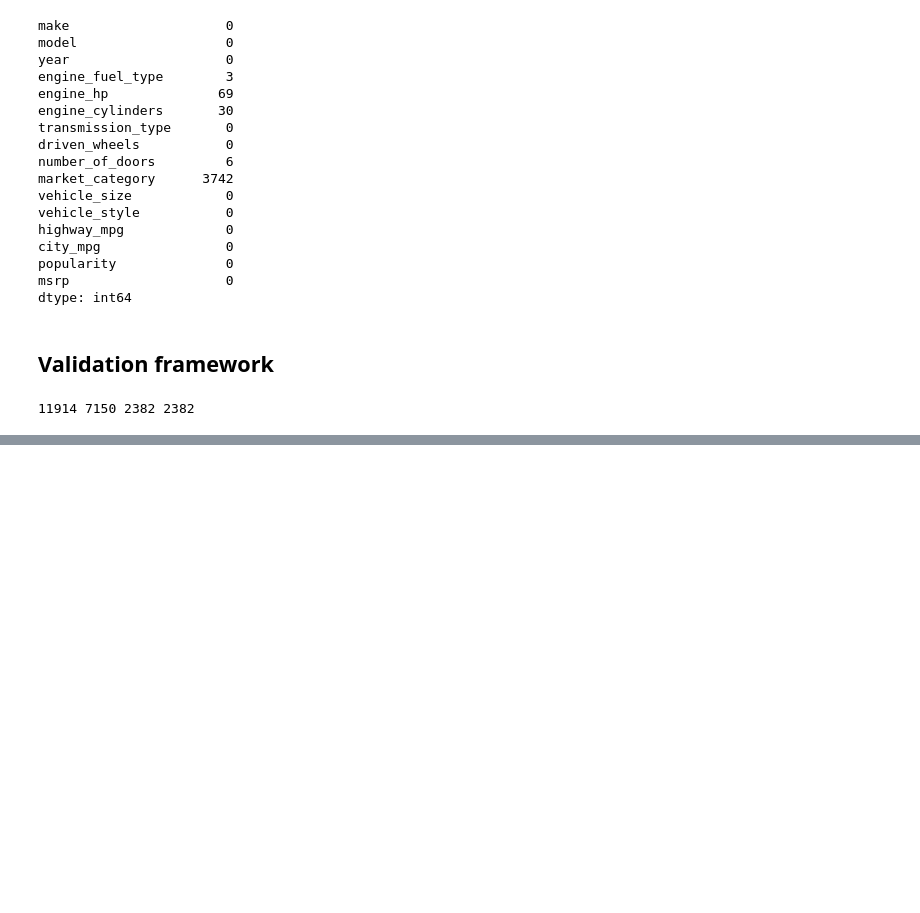
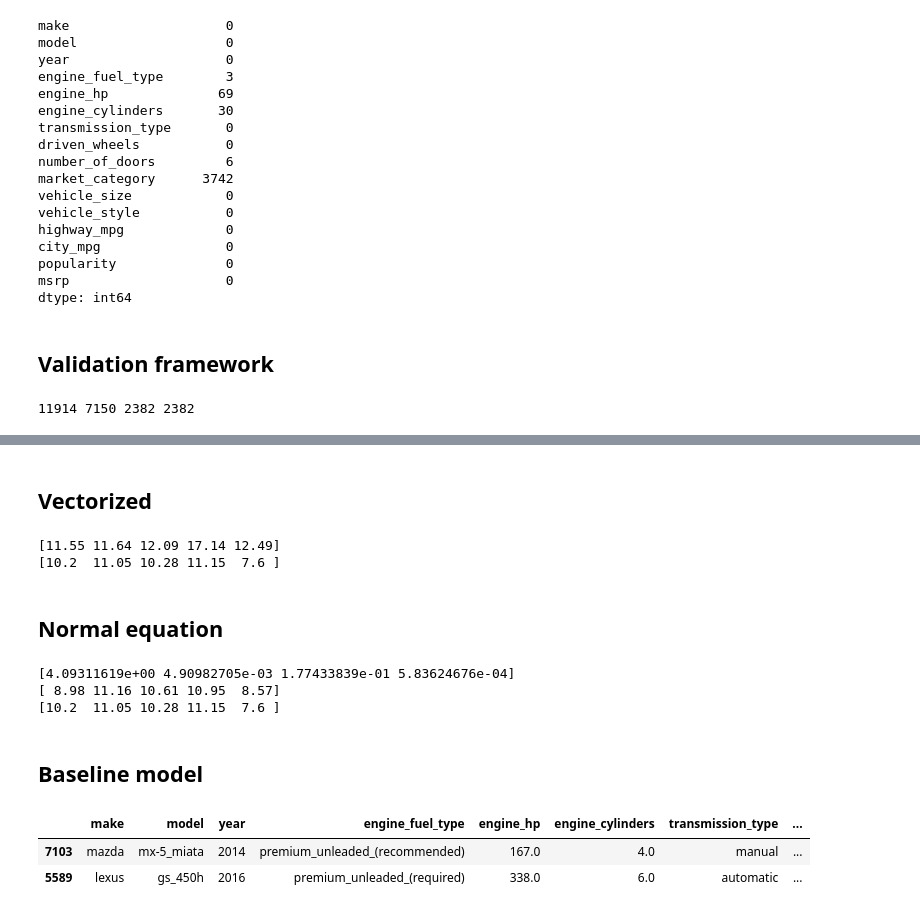
Before and after one commit to piotrswiecik/mlzoomcamp, a Jupyter notebook: various/cars_regression.ipynb, the cells around one changed output, grey strips where cells are left out. Saved outputs shown, nothing was run; the diff lists cells and outputs as text; code cells hidden in the pictures; blank space fills up the shorter version.

```diff
--- a/various/cars_regression.ipynb
+++ b/various/cars_regression.ipynb
@@ -283,0 +335,52 @@ array([ 7.60140233, 10.28725223,  7.96970358, 11.79660705, 10.36898103,
+# %% [markdown]
+## Vectorized
+# %%
+X = df_train[["engine_hp", "city_mpg", "popularity"]].values[:5]
+X = np.hstack([np.ones((X.shape[0], 1)), X])
+
+y = y_train[:5]
+
+W = np.array([10, 0.002, 0.002, 0.002])
+
+y_hat = X.dot(W)
+print(y_hat.round(2))
+print(y.round(2))
+# %% [output]
+[11.55 11.64 12.09 17.14 12.49]
+[10.2  11.05 10.28 11.15  7.6 ]
+# %% [markdown]
+## Normal equation
+# %%
+# XTXw = XTy
+# IW = XTX-1XTy
+
+X = df_train[["engine_hp", "city_mpg", "popularity"]].values[:5]
+X = np.hstack([np.ones((X.shape[0], 1)), X])
+
+y = y_train[:5]
+
+def train_reg(X, y):
+    XTX = X.T.dot(X)
+    XTX_inv = np.linalg.inv(XTX)
+    w = XTX_inv.dot(X.T).dot(y)
+    return w
+
+w = train_reg(X, y)
+
+print(w)
+
+y_hat = X.dot(w)
+print(y_hat.round(2))
+print(y.round(2))
+# %% [output]
+[4.09311619e+00 4.90982705e-03 1.77433839e-01 5.83624676e-04]
+[ 8.98 11.16 10.61 10.95  8.57]
+[10.2  11.05 10.28 11.15  7.6 ]
+# %% [markdown]
+## Baseline model
+# %%
+df_train.head(2)
+# %% [output]
+|  | make | model | year | engine_fuel_type | engine_hp | engine_cylinders | transmission_type | ... |
+| 7103 | mazda | mx-5_miata | 2014 | premium_unleaded_(recommended) | 167.0 | 4.0 | manual | ... |
+| 5589 | lexus | gs_450h | 2016 | premium_unleaded_(required) | 338.0 | 6.0 | automatic | ... |
```
Also changed, not shown: parts of 20 cells of this notebook.
